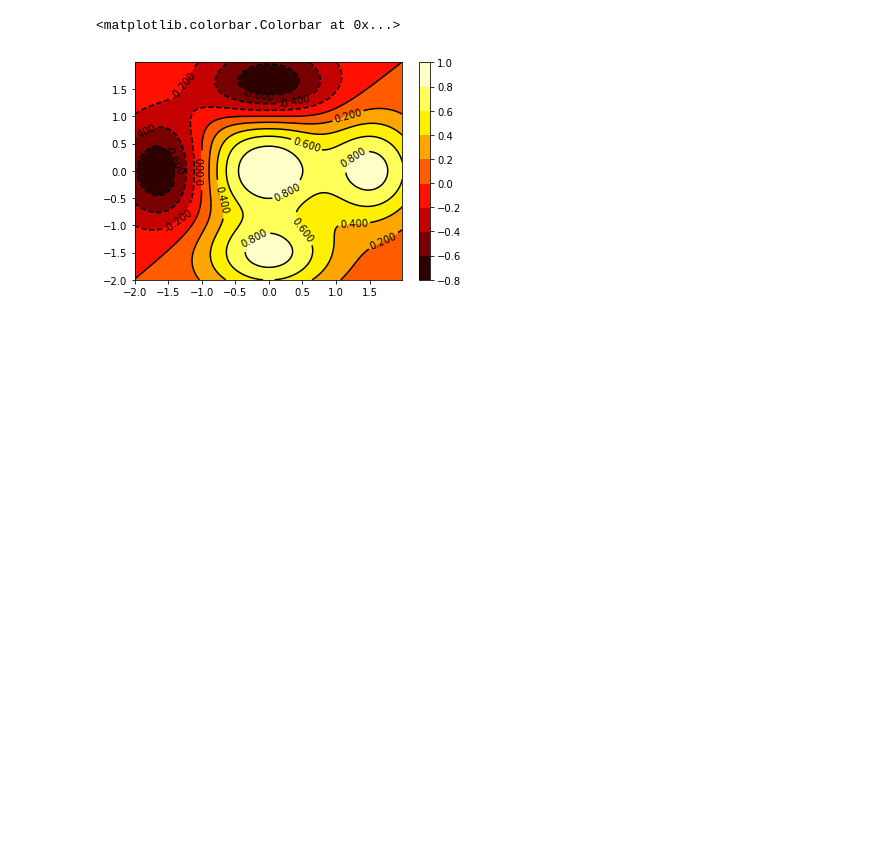
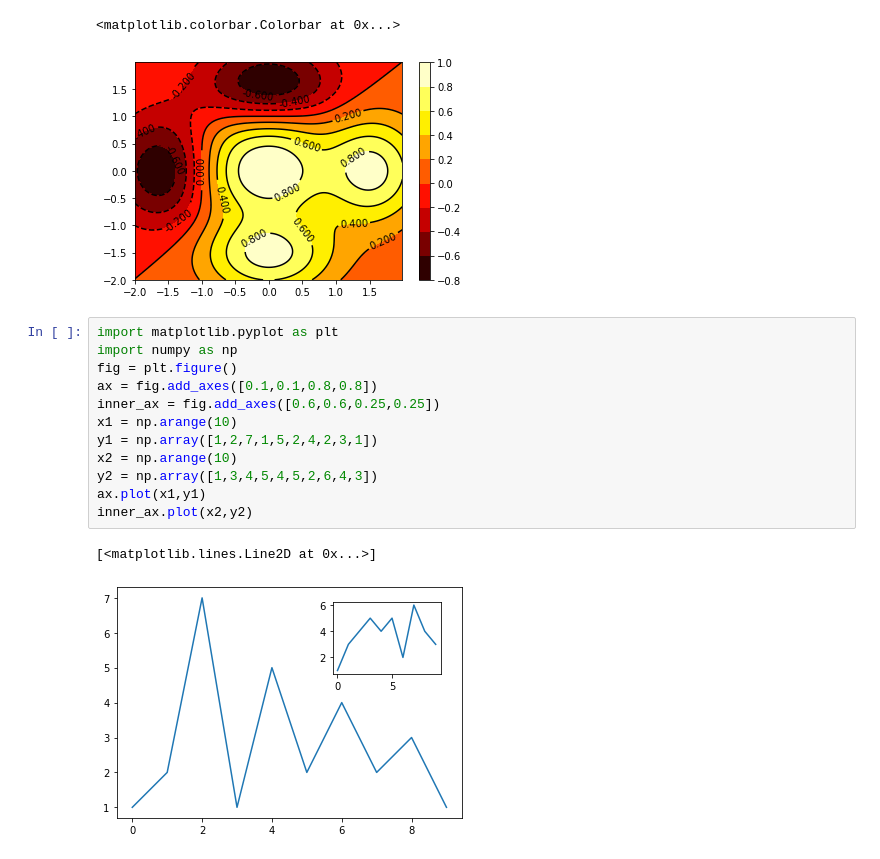
Before and after one commit to hoangks5/tinhoctromgkythuat, a Jupyter notebook: Tuan11.ipynb, the cells around one changed output. Drawn from its saved outputs; the diff is of its cells as text; blank space fills up the shorter version.

```diff
--- a/Tuan11.ipynb
+++ b/Tuan11.ipynb
@@ -157,3 +157,18 @@ plt.colorbar()
 # %% [output]
 <matplotlib.colorbar.Colorbar at 0x...>
 [figure]
+# %%
+import matplotlib.pyplot as plt
+import numpy as np
+fig = plt.figure()
+ax = fig.add_axes([0.1,0.1,0.8,0.8])
+inner_ax = fig.add_axes([0.6,0.6,0.25,0.25])
+x1 = np.arange(10)
+y1 = np.array([1,2,7,1,5,2,4,2,3,1])
+x2 = np.arange(10)
+y2 = np.array([1,3,4,5,4,5,2,6,4,3])
+ax.plot(x1,y1)
+inner_ax.plot(x2,y2)
+# %% [output]
+[<matplotlib.lines.Line2D at 0x...>]
+[figure, added]
```
Also changed, not shown: parts of 1 cell of this notebook.
